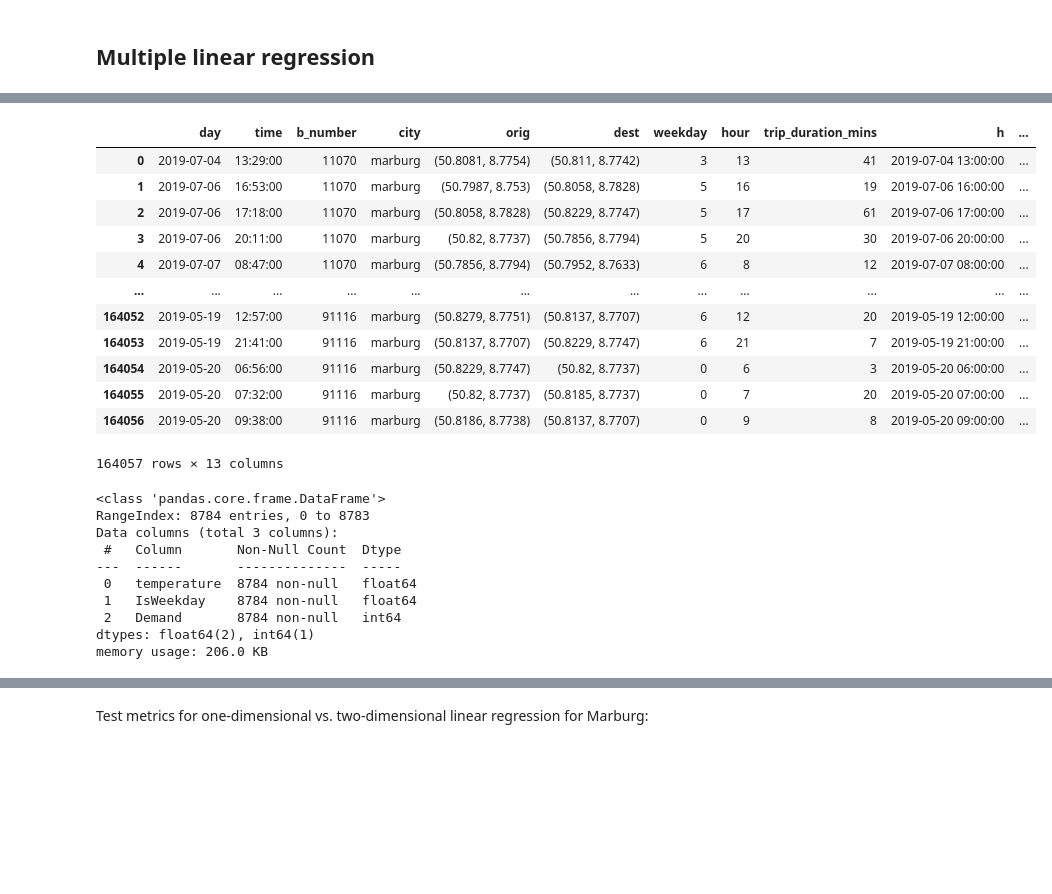
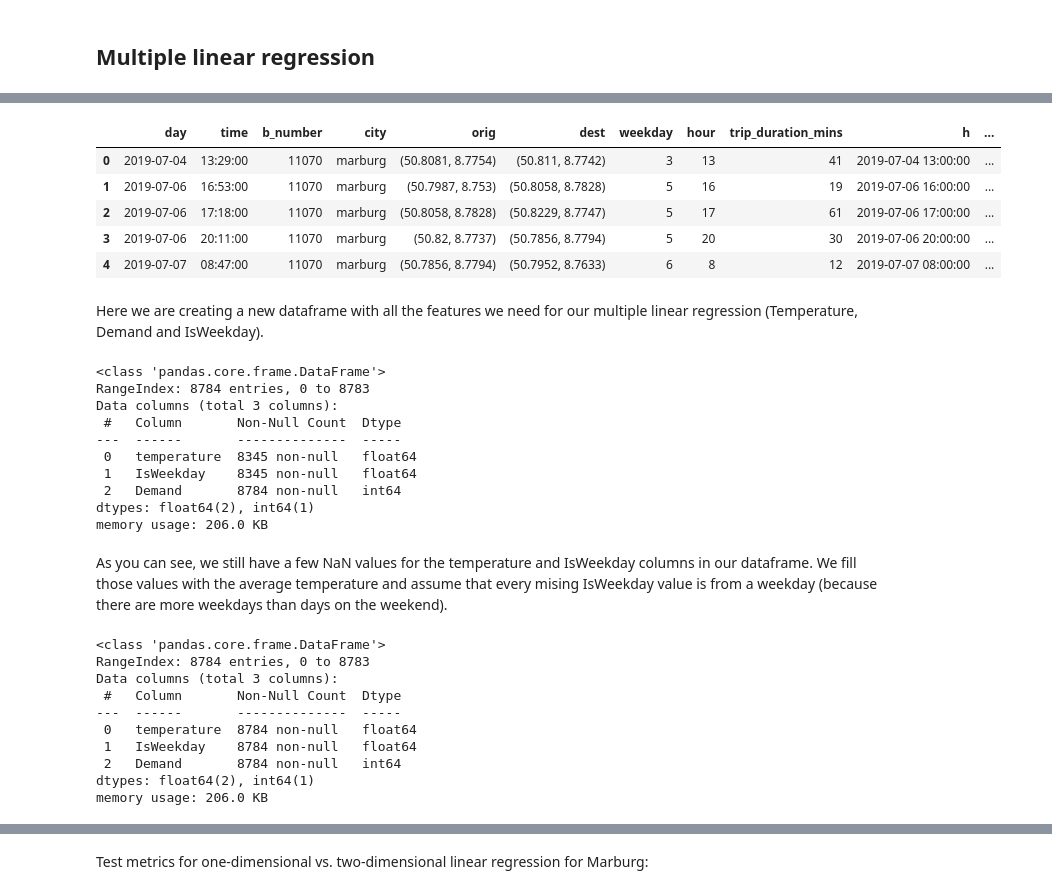
Before and after one commit to mogottsch/dsml_2020_magma, a Jupyter notebook: 3_predictive_analytics/Linear Regression.ipynb, the cells around one changed output, grey strips where cells are left out. Saved outputs shown, nothing was run; the diff lists cells and outputs as text; code cells hidden in the pictures; blank space fills up the shorter version.

```diff
--- a/3_predictive_analytics/Linear Regression.ipynb
+++ b/3_predictive_analytics/Linear Regression.ipynb
@@ -147,35 +178,26 @@ Here we are adding another feature to our linear regression to see if it iproves
 # %%
 def weekday_check (dt):
     day_count = dt.weekday()
     if day_count <=4:
         return 1
     else:
         return 0
 
 marburgWeather["IsWeekday"] = marburgWeather["day"].apply(weekday_check)
-marburgWeather
+marburgWeather.head(5)
 # %% [output]
 |  | day | time | b_number | city | orig | dest | weekday | hour | trip_duration_mins | h | ... |
 | 0 | 2019-07-04 | 13:29:00 | 11070 | marburg | (50.8081, 8.7754) | (50.811, 8.7742) | 3 | 13 | 41 | 2019-07-04 13:00:00 | ... |
 | 1 | 2019-07-06 | 16:53:00 | 11070 | marburg | (50.7987, 8.753) | (50.8058, 8.7828) | 5 | 16 | 19 | 2019-07-06 16:00:00 | ... |
 | 2 | 2019-07-06 | 17:18:00 | 11070 | marburg | (50.8058, 8.7828) | (50.8229, 8.7747) | 5 | 17 | 61 | 2019-07-06 17:00:00 | ... |
 | 3 | 2019-07-06 | 20:11:00 | 11070 | marburg | (50.82, 8.7737) | (50.7856, 8.7794) | 5 | 20 | 30 | 2019-07-06 20:00:00 | ... |
 | 4 | 2019-07-07 | 08:47:00 | 11070 | marburg | (50.7856, 8.7794) | (50.7952, 8.7633) | 6 | 8 | 12 | 2019-07-07 08:00:00 | ... |
-| ... | ... | ... | ... | ... | ... | ... | ... | ... | ... | ... | ... |
-| 164052 | 2019-05-19 | 12:57:00 | 91116 | marburg | (50.8279, 8.7751) | (50.8137, 8.7707) | 6 | 12 | 20 | 2019-05-19 12:00:00 | ... |
-| 164053 | 2019-05-19 | 21:41:00 | 91116 | marburg | (50.8137, 8.7707) | (50.8229, 8.7747) | 6 | 21 | 7 | 2019-05-19 21:00:00 | ... |
-| 164054 | 2019-05-20 | 06:56:00 | 91116 | marburg | (50.8229, 8.7747) | (50.82, 8.7737) | 0 | 6 | 3 | 2019-05-20 06:00:00 | ... |
-| 164055 | 2019-05-20 | 07:32:00 | 91116 | marburg | (50.82, 8.7737) | (50.8185, 8.7737) | 0 | 7 | 20 | 2019-05-20 07:00:00 | ... |
-| 164056 | 2019-05-20 | 09:38:00 | 91116 | marburg | (50.8186, 8.7738) | (50.8137, 8.7707) | 0 | 9 | 8 | 2019-05-20 09:00:00 | ... |
-164057 rows × 13 columns
+# %% [markdown]
+Here we are creating a new dataframe with all the features we need for our multiple linear regression (Temperature, Demand and IsWeekday).
 # %%
 MulRegMar = pd.DataFrame()
 MulRegMar["temperature"] = marburgWeather.resample('H', on="h").max()['temperature'].values#.reshape(-1,1)
-MulRegMar["temperature"] = MulRegMar["temperature"].fillna(10.511236338797794)
-#MulRegMar["temperature"] = np.nan_to_num(xm, nan = 10.511236338797794)
 MulRegMar["IsWeekday"] = marburgWeather.resample('H', on="h").max()["IsWeekday"].values
-MulRegMar["IsWeekday"] = MulRegMar["IsWeekday"].fillna(1)
-#MulRegMar["IsWeekday"] = np.nan_to_num(xm2, nan = 1)
 MulRegMar["Demand"] = marburgWeather.resample('H', on="h").count()["day"].values
 MulRegMar.info()
 # %% [output]
@@ -184,8 +206,27 @@ RangeIndex: 8784 entries, 0 to 8783
 Data columns (total 3 columns):
  #   Column       Non-Null Count  Dtype
 ---  ------       --------------  -----
- 0   temperature  8784 non-null   float64
- 1   IsWeekday    8784 non-null   float64
+ 0   temperature  8345 non-null   float64
+ 1   IsWeekday    8345 non-null   float64
  2   Demand       8784 non-null   int64
 dtypes: float64(2), int64(1)
 memory usage: 206.0 KB
+# %% [markdown]
+As you can see, we still have a few NaN values for the temperature and IsWeekday columns in our dataframe. We fill those values with the average temperature and assume that every mising IsWeekday value is from a weekday (because there are more weekdays than days on the weekend).
+# %%
+# We get the average temperature with the .describe() function below.
+# marburgWeather["temperature"].describe()
+MulRegMar["temperature"] = MulRegMar["temperature"].fillna(14.158637)
+MulRegMar["IsWeekday"] = MulRegMar["IsWeekday"].fillna(1)
+MulRegMar.info()
+# %% [output]
+<class 'pandas.core.frame.DataFrame'>
+RangeIndex: 8784 entries, 0 to 8783
+Data columns (total 3 columns):
+ #   Column       Non-Null Count  Dtype
+---  ------       --------------  -----
+ 0   temperature  8784 non-null   float64
+ 1   IsWeekday    8784 non-null   float64
+ 2   Demand       8784 non-null   int64
+dtypes: float64(2), int64(1)
+memory usage: 206.0 KB
```
Also changed, not shown: parts of 28 cells of this notebook.
